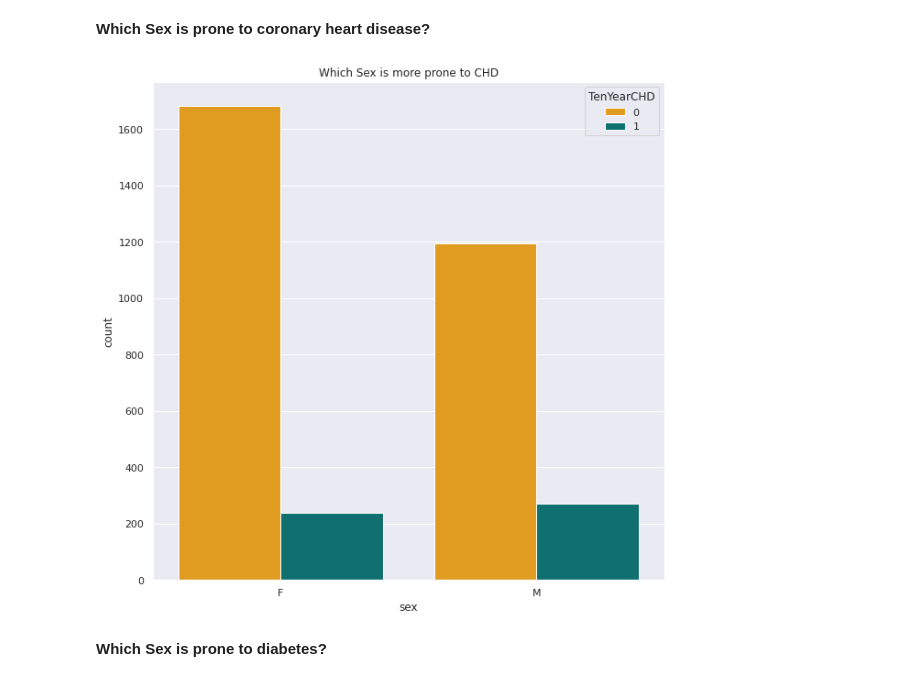
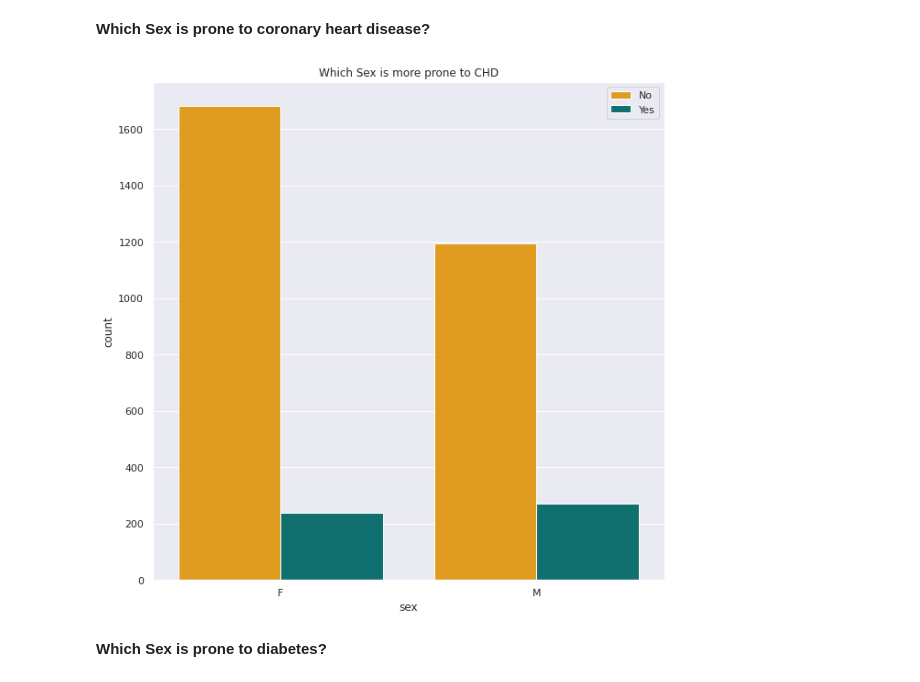
Before and after one commit to ameenattar92/Cardiovascular-Risk-Prediction, a Jupyter notebook: Hrithik_Cardiovascular_Risk_Prediction_Capstone_Project.ipynb, the cells around one changed output. Drawn from its saved outputs; the diff is of its cells as text; code cells hidden in the pictures.

```diff
--- a/Hrithik_Cardiovascular_Risk_Prediction_Capstone_Project.ipynb
+++ b/Hrithik_Cardiovascular_Risk_Prediction_Capstone_Project.ipynb
@@ -410,13 +410,13 @@ from sklearn.preprocessing import StandardScaler
 # %%
 my_palette = {0 : 'orange' , 1 : 'teal'}
 #10-year risk of coronary heart disease CHD(binary: “1”, means “Yes”, “0” means “No”)
 plt.figure(figsize = (10,10))
 sns.countplot(x = cvs_df['sex'], hue = cvs_df['TenYearCHD'], palette = my_palette)
 plt.title("Which Sex is more prone to CHD")
-
+plt.legend(['No','Yes'])
 plt.show()
 # %% [output]
-[figure, old version]
+[figure, new version]
 # %% [markdown]
 **Which Sex is prone to diabetes?**
 # %%
```
Also changed, not shown: parts of 7 cells of this notebook.
